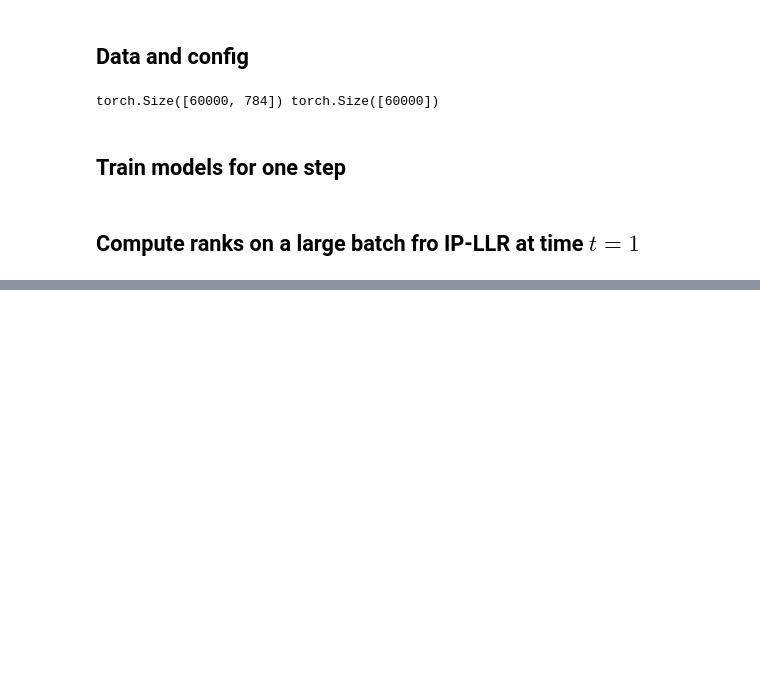
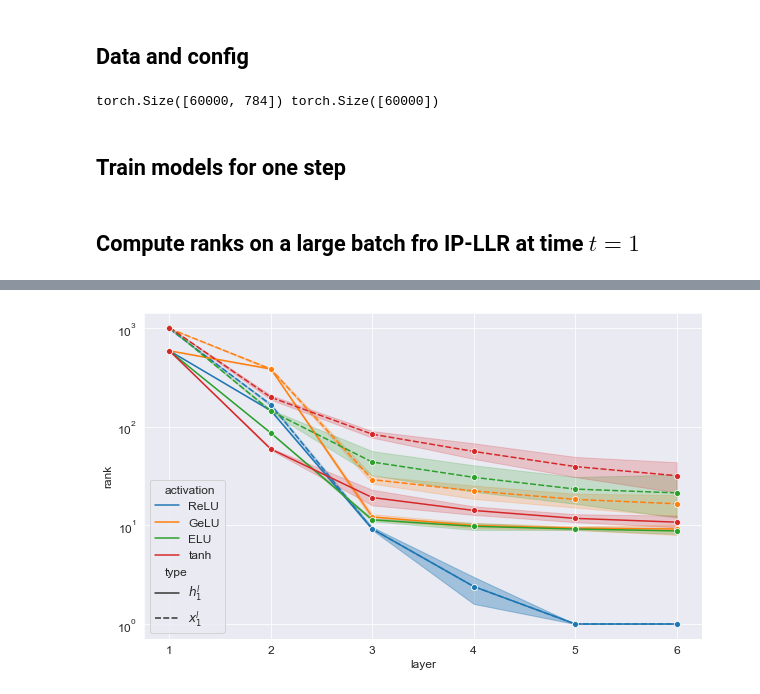
Before and after one commit to karl-hajjar/wide-networks, a Jupyter notebook: pytorch/notebooks/abc_parameterizations/ranks/ranks-ipllr.ipynb, the cells around one changed output, grey strips where cells are left out. Saved outputs shown, nothing was run; the diff lists cells and outputs as text; code cells hidden in the pictures; blank space fills up the shorter version.

```diff
--- a/pytorch/notebooks/abc_parameterizations/ranks/ranks-ipllr.ipynb
+++ b/pytorch/notebooks/abc_parameterizations/ranks/ranks-ipllr.ipynb
@@ -290,6 +293,20 @@ for i in range(N_TRIALS):
             idx += 2
 # %%
 ranks_df.loc[:, 'rank'] = ranks_df.loc[:, 'rank'].astype(float)
+# %%
+df = ranks_df
+plt.figure(figsize=FIGSIZE)
+
+g = sns.lineplot(x="layer", y="rank", hue="activation", style='type',  data=df, marker='o')
+
+g.set(yscale='log')
+
+# plt.show()
+
+fig_path = os.path.join(fig_dir, '{}_x_h.png'.format(MODEL_NAME))
+plt.savefig(fig_path, bbox_inches='tight', pad_inches=0)
+# %% [output]
+[figure, added]
 # %%
 df = ranks_df.loc[ranks_df.activation.isin(['ReLU', 'GeLU'])]
 plt.figure(figsize=FIGSIZE)
```
Also changed, not shown: parts of 7 cells of this notebook, 5 other files.
